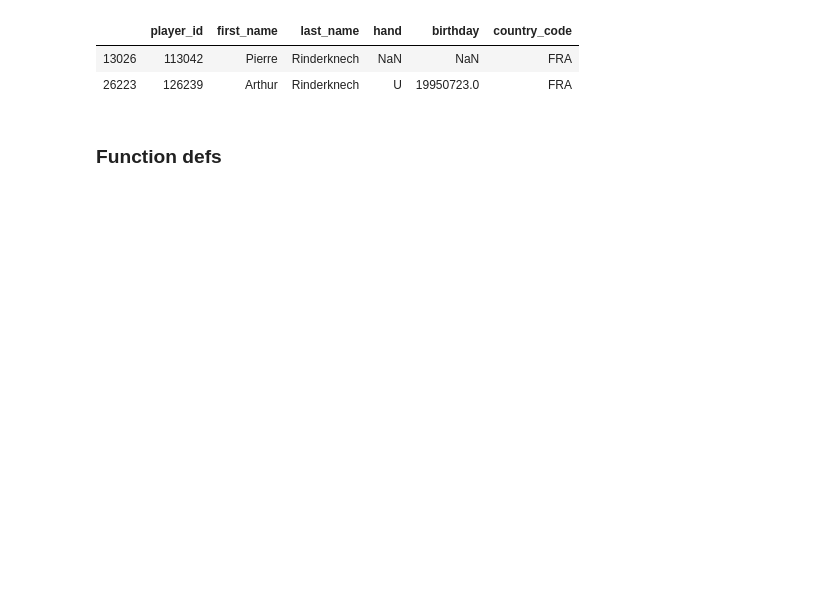
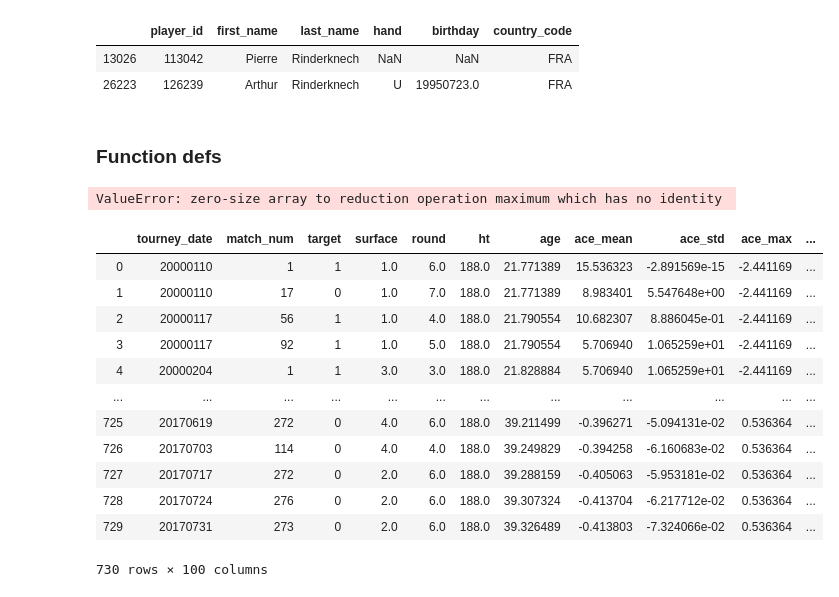
Before and after one commit to rrichards7/tennis-ml, a Jupyter notebook: notebooks/tennis_ml.ipynb, the cells around one changed output. Drawn from its saved outputs; the diff is of its cells as text; code cells hidden in the pictures; blank space fills up the shorter version.

```diff
--- a/notebooks/tennis_ml.ipynb
+++ b/notebooks/tennis_ml.ipynb
@@ -1240 +802,61 @@ arthur rinderknech
+# %%
+###iterate through player ids and collect features
+
+#instantiate a new dictionary to keep track of player stats
+#this will be useful for diffing them later to create input-target pairs
+pid_dict = {}
+
+# for target_pid in tqdm_notebook(ids):
+
+target_pid = ids[0]
+
+### get features from whether the target player won or lost
+df2 = df[(df.loc[:,'w_id'] == target_pid ) | (df.loc[:,'l_id'] == target_pid)]
+
+###create target column here
+y = [1 if pid==target_pid else 0 for pid in df2.w_id.values]
+y = pd.DataFrame(data=y, columns=['target'])
+
+###switch up the dataframe to account for losses since after
+###taking target into account, we dont care about winner/loser specific columns
+# swapped_features = ['ace', 'df', 'svpt', '1stIn', '1stWon', '2ndWon', 'SvGms', 'bpSaved', 'bpFaced']
+swapped_features = ['age', 'ht', 'ace']
+for swapFeat in swapped_features:
+    df2.loc[(y.target.values == 0), f'w_{swapFeat}'] = df2.loc[(y.target.values == 0), f'l_{swapFeat}']
+
+### sort by tournament date and match number so features are sequential/time-dependant
+df2 = df2.sort_values(['tourney_date', 'match_num'], ascending=[True, True])
+
+###extract stats from features
+segments = df2.shape[0]
+# features = ['w_ace', 'w_df', 'w_svpt', 'w_1stIn', 'w_1stWon', 'w_2ndWon', 'w_SvGms', 'w_bpSaved', 'w_bpFaced']
+features = ['surface', 'round', 'w_age', 'w_ht', 'w_ace']
+x_tr = extract_stats(df2, segments, features, scale=True)
+
+df2.reset_index(drop=True, inplace=True)
+x_tr.reset_index(drop=True, inplace=True)
+y.reset_index(drop=True, inplace=True)
+
+x_tr = pd.concat([df2['tourney_date'], df2['match_num'], y['target'], x_tr], axis=1)
+
+# ### save to dictionary by PID
+#     pid_dict.update({f'{target_pid}' : x_tr})
+# %% [output]
+ValueError: zero-size array to reduction operation maximum which has no identity
+# %%
+x_tr
+# %% [output]
+|  | tourney_date | match_num | target | surface | round | ht | age | ace_mean | ace_std | ace_max | ... |
+| 0 | 20000110 | 1 | 1 | 1.0 | 6.0 | 188.0 | 21.771389 | 15.536323 | -2.891569e-15 | -2.441169 | ... |
+| 1 | 20000110 | 17 | 0 | 1.0 | 7.0 | 188.0 | 21.771389 | 8.983401 | 5.547648e+00 | -2.441169 | ... |
+| 2 | 20000117 | 56 | 1 | 1.0 | 4.0 | 188.0 | 21.790554 | 10.682307 | 8.886045e-01 | -2.441169 | ... |
+| 3 | 20000117 | 92 | 1 | 1.0 | 5.0 | 188.0 | 21.790554 | 5.706940 | 1.065259e+01 | -2.441169 | ... |
+| 4 | 20000204 | 1 | 1 | 3.0 | 3.0 | 188.0 | 21.828884 | 5.706940 | 1.065259e+01 | -2.441169 | ... |
+| ... | ... | ... | ... | ... | ... | ... | ... | ... | ... | ... | ... |
+| 725 | 20170619 | 272 | 0 | 4.0 | 6.0 | 188.0 | 39.211499 | -0.396271 | -5.094131e-02 | 0.536364 | ... |
+| 726 | 20170703 | 114 | 0 | 4.0 | 4.0 | 188.0 | 39.249829 | -0.394258 | -6.160683e-02 | 0.536364 | ... |
+| 727 | 20170717 | 272 | 0 | 2.0 | 6.0 | 188.0 | 39.288159 | -0.405063 | -5.953181e-02 | 0.536364 | ... |
+| 728 | 20170724 | 276 | 0 | 2.0 | 6.0 | 188.0 | 39.307324 | -0.413704 | -6.217712e-02 | 0.536364 | ... |
+| 729 | 20170731 | 273 | 0 | 2.0 | 6.0 | 188.0 | 39.326489 | -0.413803 | -7.324066e-02 | 0.536364 | ... |
+730 rows × 100 columns
 # %%
```
Also changed, not shown: parts of 37 cells of this notebook, 1 other file.
